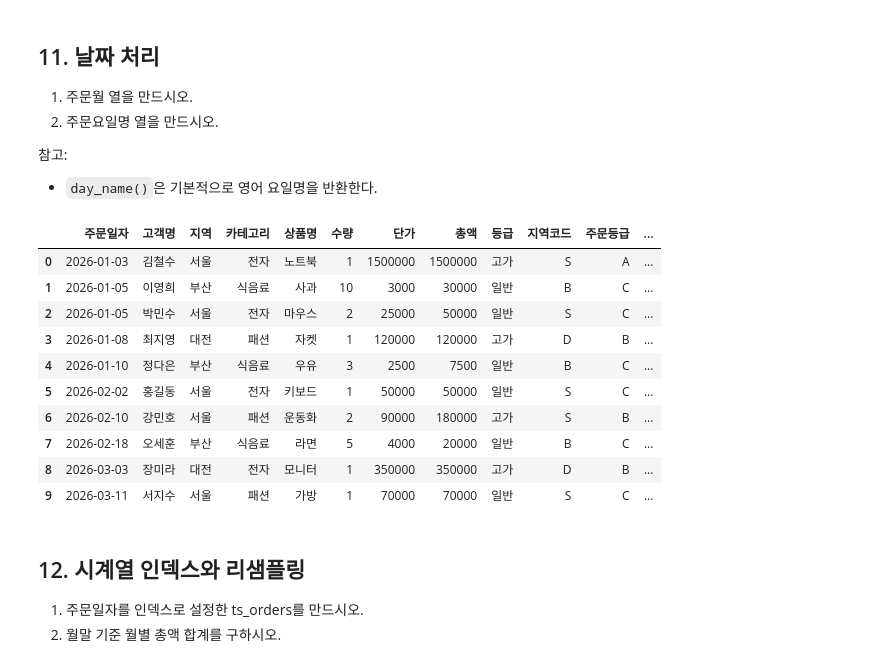
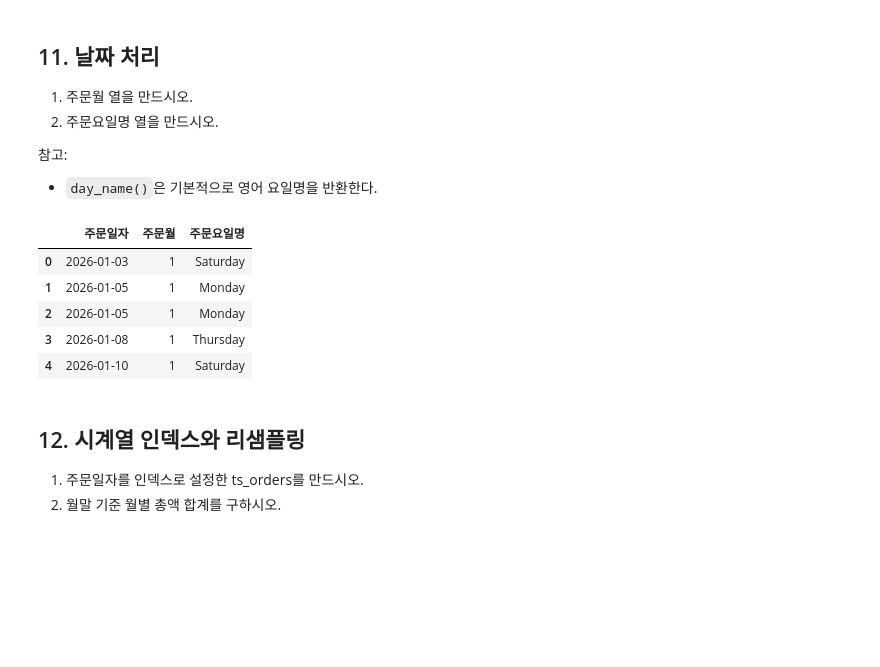
Before and after one commit to HyejiShin-20/Assignments_SK, a Jupyter notebook: pandas_practice2.ipynb, the cells around one changed output. Cells and saved outputs as stored; diff of their text form; code cells hidden in the pictures; blank space fills up the shorter version.

```diff
--- a/pandas_practice2.ipynb
+++ b/pandas_practice2.ipynb
@@ -58,12 +58,13 @@ orders
 1) 총액이 100000 이상이면 '고가', 아니면 '일반'을 반환하는 가격등급 열을 apply로 만드시오.
 2) 지역 코드 맵을 사용해 지역코드 열을 map으로 만드시오. (서울:S, 부산:B, 대전:D)
 # %%
-def grade(x):
-    if x >= 100000:
-        return '고가'
-    else:
-        return '일반'
-orders['등급'] = orders['총액'].apply(grade)
+# def grade(x):
+#     if x >= 100000:
+#         return '고가'
+#     else:
+#         return '일반'
+# orders['등급'] = orders['총액'].apply(grade)
+orders['등급'] = orders['총액'].apply(lambda x: '고가' if x >= 100000 else '일반')
 orders
 
 region_map = {'서울':'S', '부산':'B', '대전':'D'}
@@ -90,5 +91,6 @@ orders
 - 이후 집계 결과에는 변경된 카테고리명(식음료)이 반영된다.
 # %%
 orders.loc[orders['카테고리'] == '식품', '카테고리'] = '식음료'
+orders['고객등급'] = np.where(orders['총액'] >= 100000, 'VIP', 'NORMAL')
 orders
 # %% [output]
@@ -283,5 +285,6 @@ orders.groupby('카테고리').agg(
 # %%
 orders['평균총액'] = orders.groupby('카테고리')['총액'].transform('mean')
 orders['평균대비'] = orders['총액'] - orders['평균총액']
+pd.options.display.float_format = '{:,.0f}'.format
 orders
 # %% [output]
@@ -306,19 +309,14 @@ orders
 # %%
 orders['주문월'] = orders['주문일자'].dt.month
 orders['주문요일명'] = orders['주문일자'].dt.day_name()
-orders
+orders[['주문일자','주문월','주문요일명']].head()
 # %% [output]
-|  | 주문일자 | 고객명 | 지역 | 카테고리 | 상품명 | 수량 | 단가 | 총액 | 등급 | 지역코드 | 주문등급 | ... |
-| 0 | 2026-01-03 | 김철수 | 서울 | 전자 | 노트북 | 1 | 1500000 | 1500000 | 고가 | S | A | ... |
-| 1 | 2026-01-05 | 이영희 | 부산 | 식음료 | 사과 | 10 | 3000 | 30000 | 일반 | B | C | ... |
-| 2 | 2026-01-05 | 박민수 | 서울 | 전자 | 마우스 | 2 | 25000 | 50000 | 일반 | S | C | ... |
-| 3 | 2026-01-08 | 최지영 | 대전 | 패션 | 자켓 | 1 | 120000 | 120000 | 고가 | D | B | ... |
-| 4 | 2026-01-10 | 정다은 | 부산 | 식음료 | 우유 | 3 | 2500 | 7500 | 일반 | B | C | ... |
-| 5 | 2026-02-02 | 홍길동 | 서울 | 전자 | 키보드 | 1 | 50000 | 50000 | 일반 | S | C | ... |
-| 6 | 2026-02-10 | 강민호 | 서울 | 패션 | 운동화 | 2 | 90000 | 180000 | 고가 | S | B | ... |
-| 7 | 2026-02-18 | 오세훈 | 부산 | 식음료 | 라면 | 5 | 4000 | 20000 | 일반 | B | C | ... |
-| 8 | 2026-03-03 | 장미라 | 대전 | 전자 | 모니터 | 1 | 350000 | 350000 | 고가 | D | B | ... |
-| 9 | 2026-03-11 | 서지수 | 서울 | 패션 | 가방 | 1 | 70000 | 70000 | 일반 | S | C | ... |
+|  | 주문일자 | 주문월 | 주문요일명 |
+| 0 | 2026-01-03 | 1 | Saturday |
+| 1 | 2026-01-05 | 1 | Monday |
+| 2 | 2026-01-05 | 1 | Monday |
+| 3 | 2026-01-08 | 1 | Thursday |
+| 4 | 2026-01-10 | 1 | Saturday |
 # %% [markdown]
 ## 12. 시계열 인덱스와 리샘플링
 1) 주문일자를 인덱스로 설정한 ts_orders를 만드시오.
```
Also changed, not shown: parts of 12 cells of this notebook, 1 other file.
